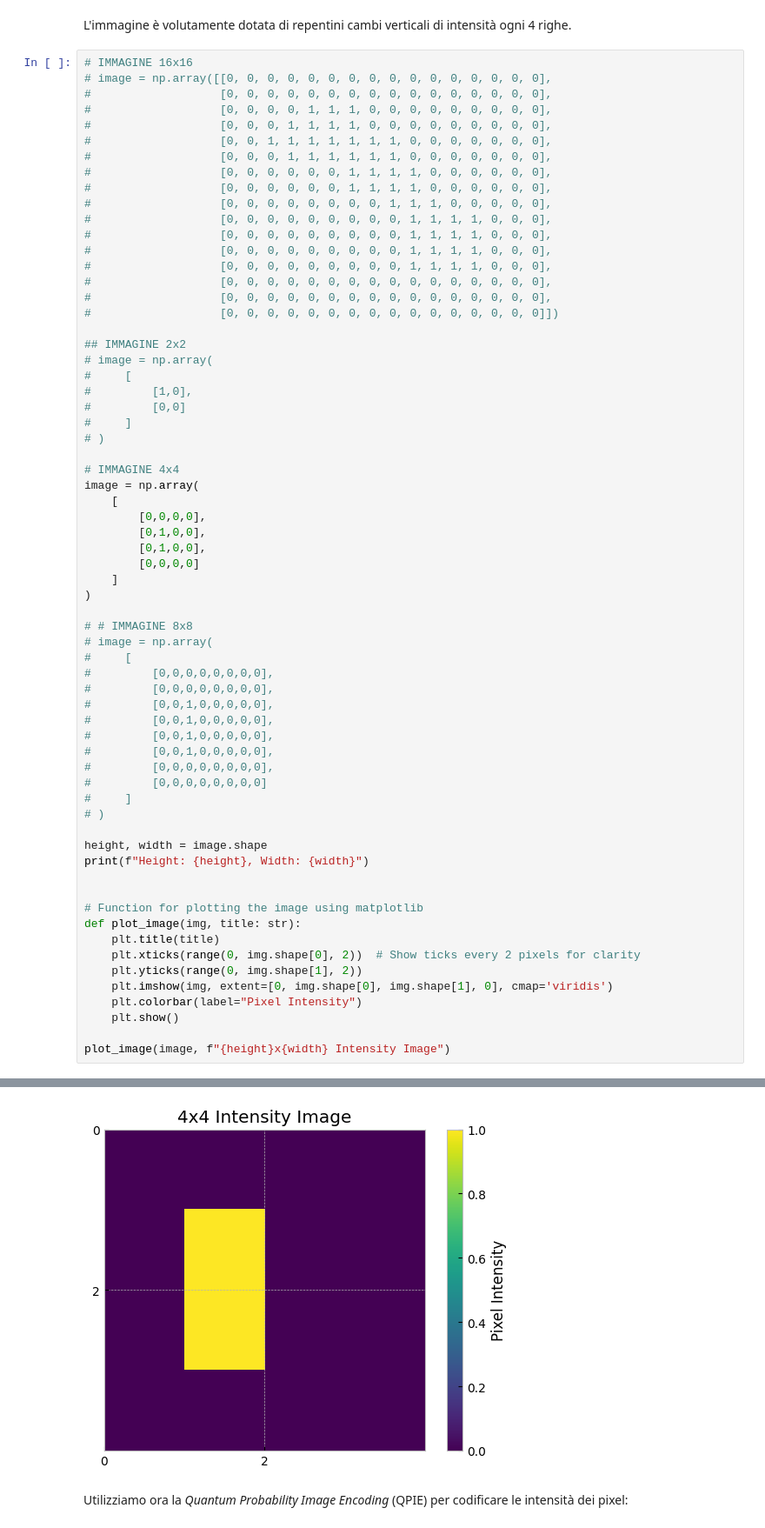
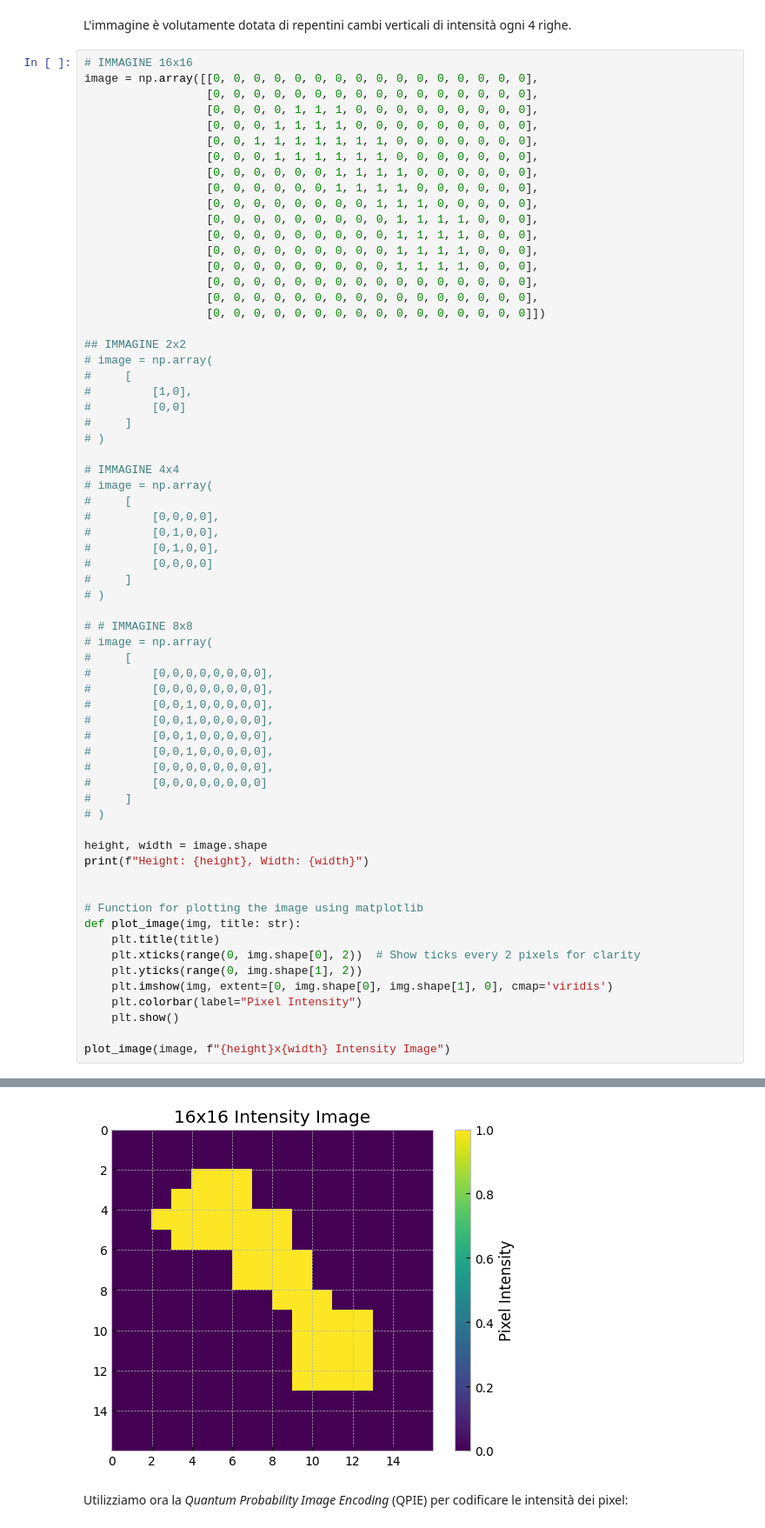
Before and after one commit to manueldiagostino/qc-progetto, a Jupyter notebook: src/progetto.ipynb, the cells around one changed output, grey strips where cells are left out. Shown at 87% size. Cells and saved outputs as stored; diff of their text form.

```diff
--- a/src/progetto.ipynb
+++ b/src/progetto.ipynb
@@ -21,22 +21,22 @@ import math
 L'immagine è volutamente dotata di repentini cambi verticali di intensità ogni 4 righe.
 # %%
 # IMMAGINE 16x16
-# image = np.array([[0, 0, 0, 0, 0, 0, 0, 0, 0, 0, 0, 0, 0, 0, 0, 0],
-#                   [0, 0, 0, 0, 0, 0, 0, 0, 0, 0, 0, 0, 0, 0, 0, 0],
-#                   [0, 0, 0, 0, 1, 1, 1, 0, 0, 0, 0, 0, 0, 0, 0, 0],
-#                   [0, 0, 0, 1, 1, 1, 1, 0, 0, 0, 0, 0, 0, 0, 0, 0],
-#                   [0, 0, 1, 1, 1, 1, 1, 1, 1, 0, 0, 0, 0, 0, 0, 0],
-#                   [0, 0, 0, 1, 1, 1, 1, 1, 1, 0, 0, 0, 0, 0, 0, 0],
-#                   [0, 0, 0, 0, 0, 0, 1, 1, 1, 1, 0, 0, 0, 0, 0, 0],
-#                   [0, 0, 0, 0, 0, 0, 1, 1, 1, 1, 0, 0, 0, 0, 0, 0],
-#                   [0, 0, 0, 0, 0, 0, 0, 0, 1, 1, 1, 0, 0, 0, 0, 0],
-#                   [0, 0, 0, 0, 0, 0, 0, 0, 0, 1, 1, 1, 1, 0, 0, 0],
-#                   [0, 0, 0, 0, 0, 0, 0, 0, 0, 1, 1, 1, 1, 0, 0, 0],
-#                   [0, 0, 0, 0, 0, 0, 0, 0, 0, 1, 1, 1, 1, 0, 0, 0],
-#                   [0, 0, 0, 0, 0, 0, 0, 0, 0, 1, 1, 1, 1, 0, 0, 0],
-#                   [0, 0, 0, 0, 0, 0, 0, 0, 0, 0, 0, 0, 0, 0, 0, 0],
-#                   [0, 0, 0, 0, 0, 0, 0, 0, 0, 0, 0, 0, 0, 0, 0, 0],
-#                   [0, 0, 0, 0, 0, 0, 0, 0, 0, 0, 0, 0, 0, 0, 0, 0]])
+image = np.array([[0, 0, 0, 0, 0, 0, 0, 0, 0, 0, 0, 0, 0, 0, 0, 0],
+                  [0, 0, 0, 0, 0, 0, 0, 0, 0, 0, 0, 0, 0, 0, 0, 0],
+                  [0, 0, 0, 0, 1, 1, 1, 0, 0, 0, 0, 0, 0, 0, 0, 0],
+                  [0, 0, 0, 1, 1, 1, 1, 0, 0, 0, 0, 0, 0, 0, 0, 0],
+                  [0, 0, 1, 1, 1, 1, 1, 1, 1, 0, 0, 0, 0, 0, 0, 0],
+                  [0, 0, 0, 1, 1, 1, 1, 1, 1, 0, 0, 0, 0, 0, 0, 0],
+                  [0, 0, 0, 0, 0, 0, 1, 1, 1, 1, 0, 0, 0, 0, 0, 0],
+                  [0, 0, 0, 0, 0, 0, 1, 1, 1, 1, 0, 0, 0, 0, 0, 0],
+                  [0, 0, 0, 0, 0, 0, 0, 0, 1, 1, 1, 0, 0, 0, 0, 0],
+                  [0, 0, 0, 0, 0, 0, 0, 0, 0, 1, 1, 1, 1, 0, 0, 0],
+                  [0, 0, 0, 0, 0, 0, 0, 0, 0, 1, 1, 1, 1, 0, 0, 0],
+                  [0, 0, 0, 0, 0, 0, 0, 0, 0, 1, 1, 1, 1, 0, 0, 0],
+                  [0, 0, 0, 0, 0, 0, 0, 0, 0, 1, 1, 1, 1, 0, 0, 0],
+                  [0, 0, 0, 0, 0, 0, 0, 0, 0, 0, 0, 0, 0, 0, 0, 0],
+                  [0, 0, 0, 0, 0, 0, 0, 0, 0, 0, 0, 0, 0, 0, 0, 0],
+                  [0, 0, 0, 0, 0, 0, 0, 0, 0, 0, 0, 0, 0, 0, 0, 0]])
 
 ## IMMAGINE 2x2
 # image = np.array(
@@ -47,14 +47,14 @@ L'immagine è volutamente dotata di repentini cambi verticali di intensità ogni
 # )
 
 # IMMAGINE 4x4
-image = np.array(
-    [
-        [0,0,0,0],
-        [0,1,0,0],
-        [0,1,0,0],
-        [0,0,0,0]
-    ]
-)
+# image = np.array(
+#     [
+#         [0,0,0,0],
+#         [0,1,0,0],
+#         [0,1,0,0],
+#         [0,0,0,0]
+#     ]
+# )
 
 # # IMMAGINE 8x8
 # image = np.array(
@@ -89,4 +89,4 @@ Height: 4, Width: 4
-[figure, old version]
+[figure, new version]
 # %% [markdown]
 Utilizziamo ora la _Quantum Probability Image Encoding_ (QPIE) per codificare le intensità dei pixel:
 # %%
```
Also changed, not shown: parts of 10 cells of this notebook, 6 other files.
